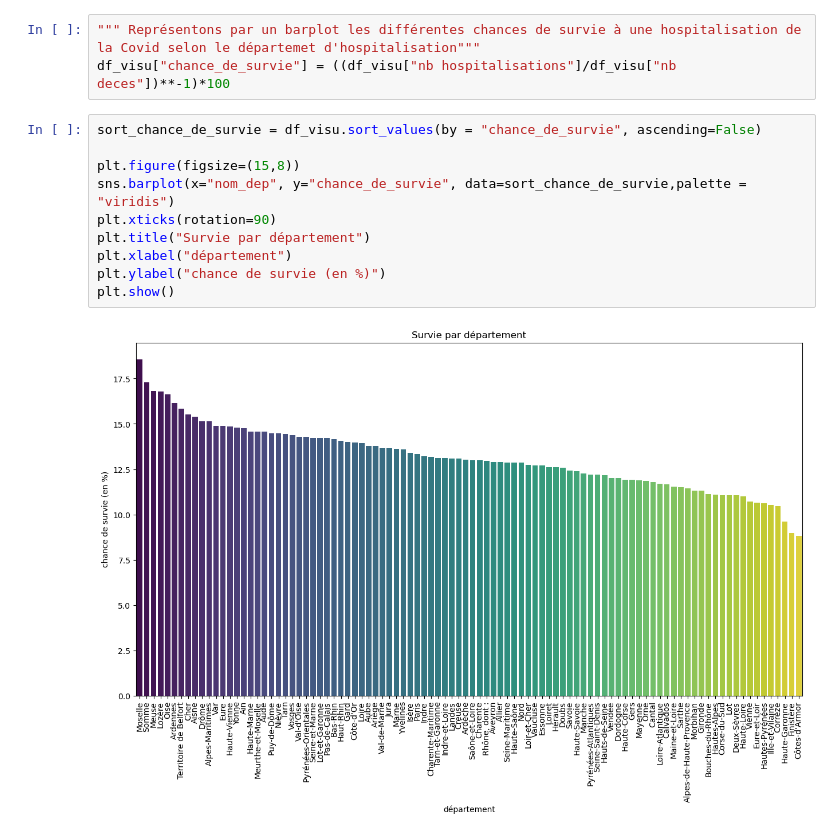
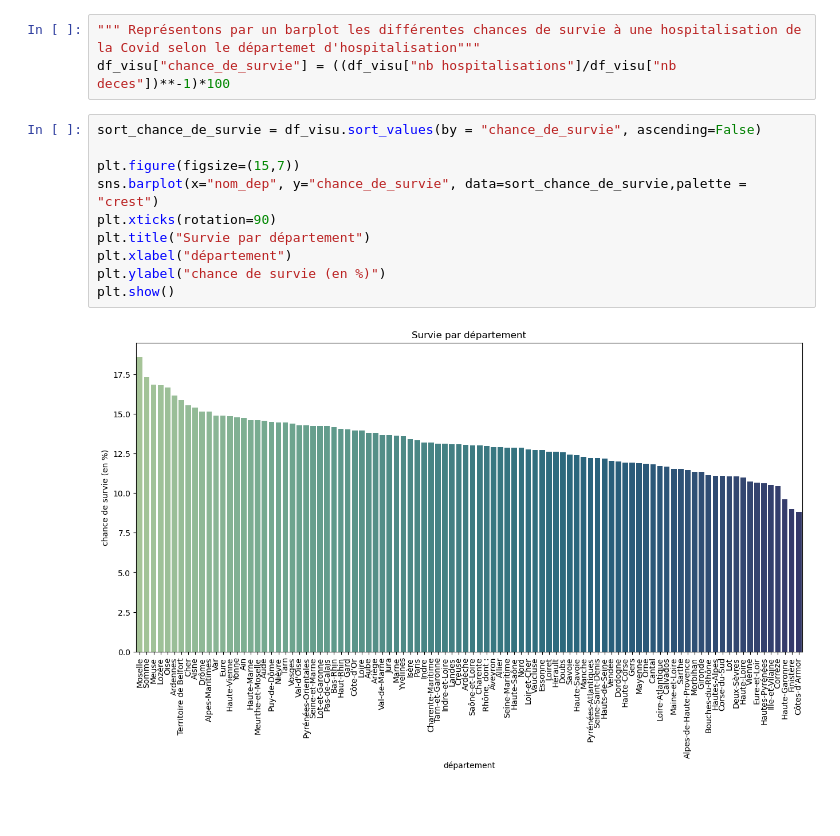
Before and after one commit to gabrielfrancois/DS_Covid, a Jupyter notebook: stat2_visu.ipynb, the cells around one changed output. Drawn from its saved outputs; the diff is of its cells as text; blank space fills up the shorter version.

```diff
--- a/stat2_visu.ipynb
+++ b/stat2_visu.ipynb
@@ -60,12 +60,12 @@ df_visu["chance_de_survie"] = ((df_visu["nb hospitalisations"]/df_visu["nb deces
 # %%
 sort_chance_de_survie = df_visu.sort_values(by = "chance_de_survie", ascending=False)
 
-plt.figure(figsize=(15,8))
-sns.barplot(x="nom_dep", y="chance_de_survie", data=sort_chance_de_survie,palette = "viridis")
+plt.figure(figsize=(15,7))
+sns.barplot(x="nom_dep", y="chance_de_survie", data=sort_chance_de_survie,palette = "crest")
 plt.xticks(rotation=90)
 plt.title("Survie par département")
 plt.xlabel("département")
 plt.ylabel("chance de survie (en %)")
 plt.show()
 # %% [output]
-[figure, old version]
+[figure, new version]
```
Also changed, not shown: parts of 9 cells of this notebook.
